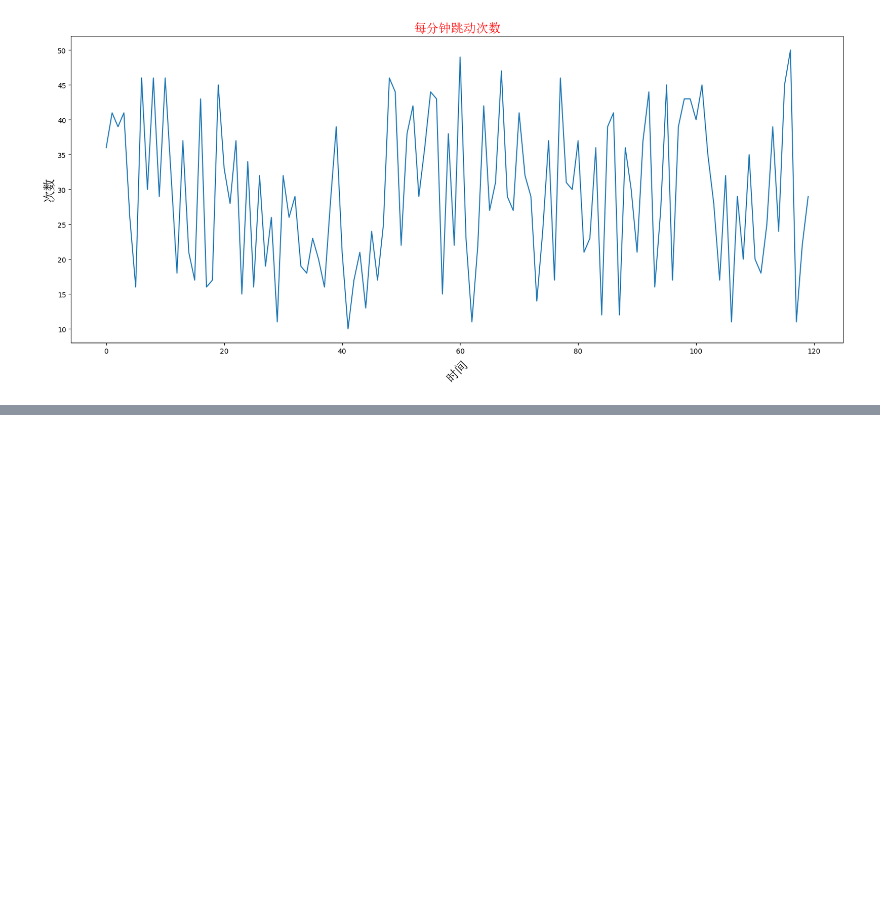
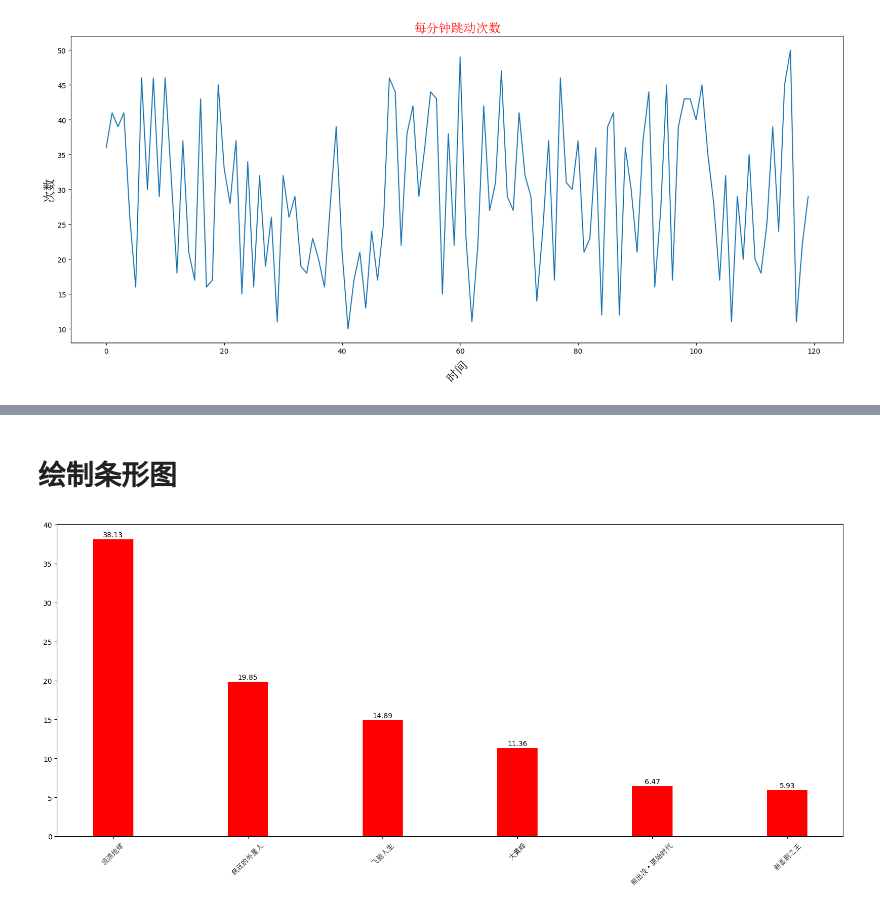
Before and after one commit to jdaas123/pythonstudy, a Jupyter notebook: day10/matplotlib.ipynb, the cells around one changed output, grey strips where cells are left out. Saved outputs shown, nothing was run; the diff lists cells and outputs as text; code cells hidden in the pictures; blank space fills up the shorter version.

```diff
--- a/day10/matplotlib.ipynb
+++ b/day10/matplotlib.ipynb
@@ -70,0 +112,18 @@ plt.show()
+# %% [markdown]
+# 绘制条形图
+# %%
+from matplotlib import pyplot as plt
+from matplotlib import font_manager
+my_font = font_manager.FontProperties(fname = "C:\\Windows\\Fonts\\simsun.ttc",size = 10)
+a = ['流浪地球','疯狂的外星人','飞驰人生','大黄蜂','熊出没·原始时代','新喜剧之王']
+b = [38.13,19.85,14.89,11.36,6.47,5.93]
+plt.figure(figsize = (20,8),dpi = 100)
+
+rects = plt.bar(range(len(a)),b,width = 0.3,color = "red")
+plt.xticks(range(len(a)),a,fontproperties = my_font,rotation = 45)
+for rect in rects:
+    height = rect.get_height()
+    plt.text(rect.get_x() + rect.get_width()/2,height+0.3,str(height),ha = "center")
+plt.show()
+# %% [output]
+[figure, added]
```
Also changed, not shown: parts of 6 cells of this notebook.
